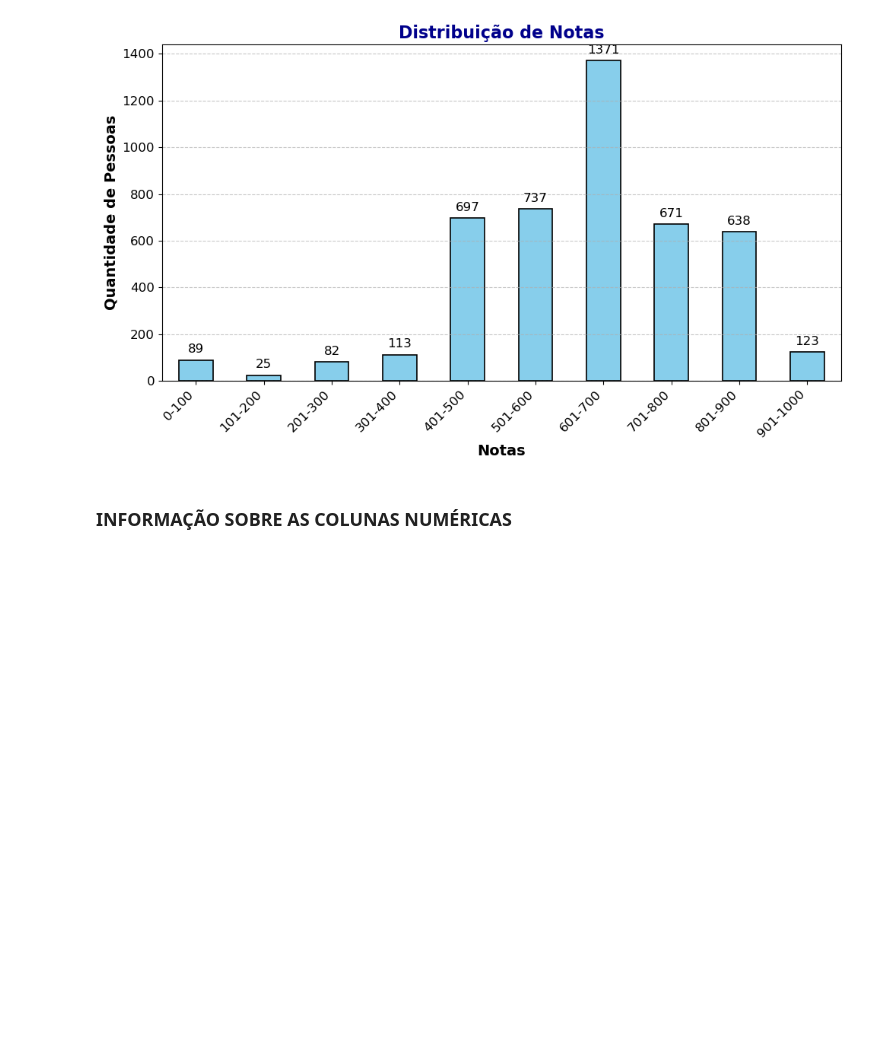
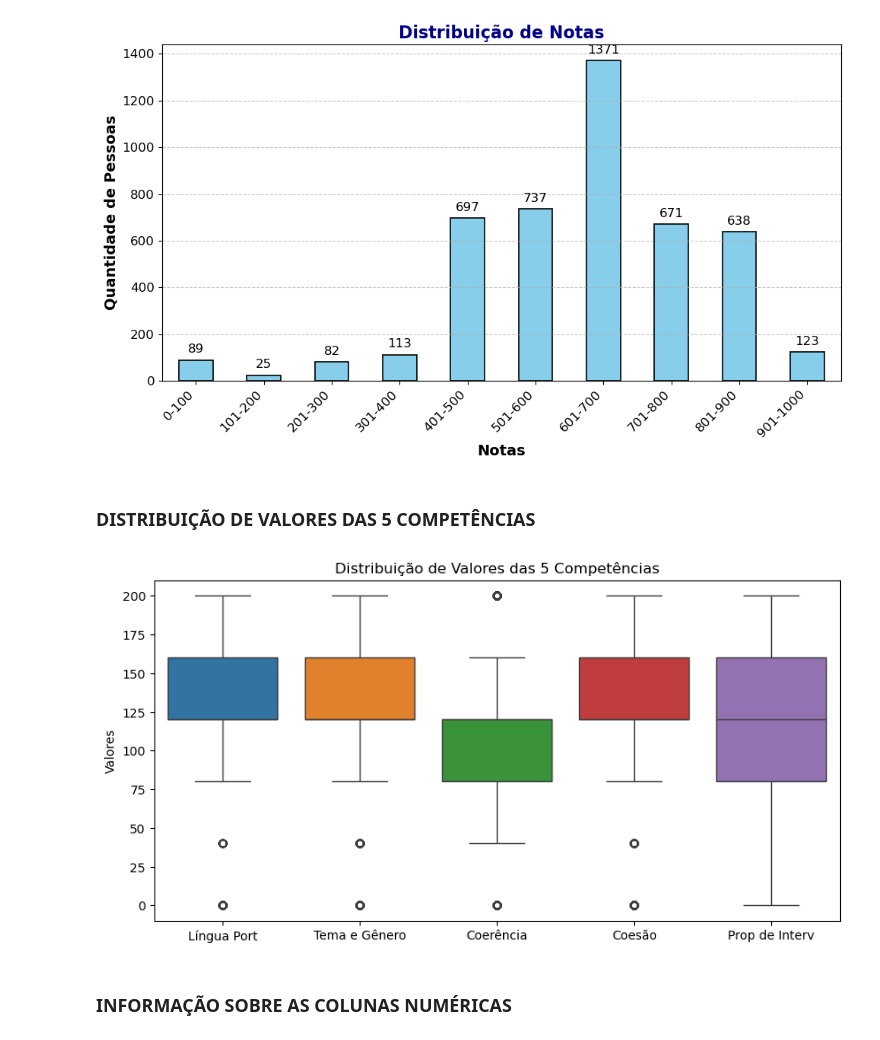
Before and after one commit to MatheusMachado57/COGNA, a Jupyter notebook: 2 - ANÁLISE DESCRITIVA.ipynb, the cells around one changed output. Saved outputs shown, nothing was run; the diff lists cells and outputs as text; code cells hidden in the pictures; blank space fills up the shorter version.

```diff
--- a/2 - ANÁLISE DESCRITIVA.ipynb
+++ b/2 - ANÁLISE DESCRITIVA.ipynb
@@ -571,6 +575,21 @@ plt.tight_layout()
 plt.show()
 # %% [output]
 [figure]
+# %% [markdown]
+### DISTRIBUIÇÃO DE VALORES DAS 5 COMPETÊNCIAS
+# %%
+as_5_comp = ['Língua Port', 'Tema e Gênero', 'Coerência', 'Coesão', 'Prop de Interv']
+data_selec = df[as_5_comp]
+
+
+plt.figure(figsize=(10, 5))
+sns.boxplot(data=data_selec)
+plt.title("Distribuição de Valores das 5 Competências")
+plt.ylabel("Valores")
+plt.xlabel("")
+plt.show()
+# %% [output]
+[figure, added]
 # %% [markdown]
 ### INFORMAÇÃO SOBRE AS COLUNAS NUMÉRICAS
 # %%
```
Also changed, not shown: parts of 5 cells of this notebook.
